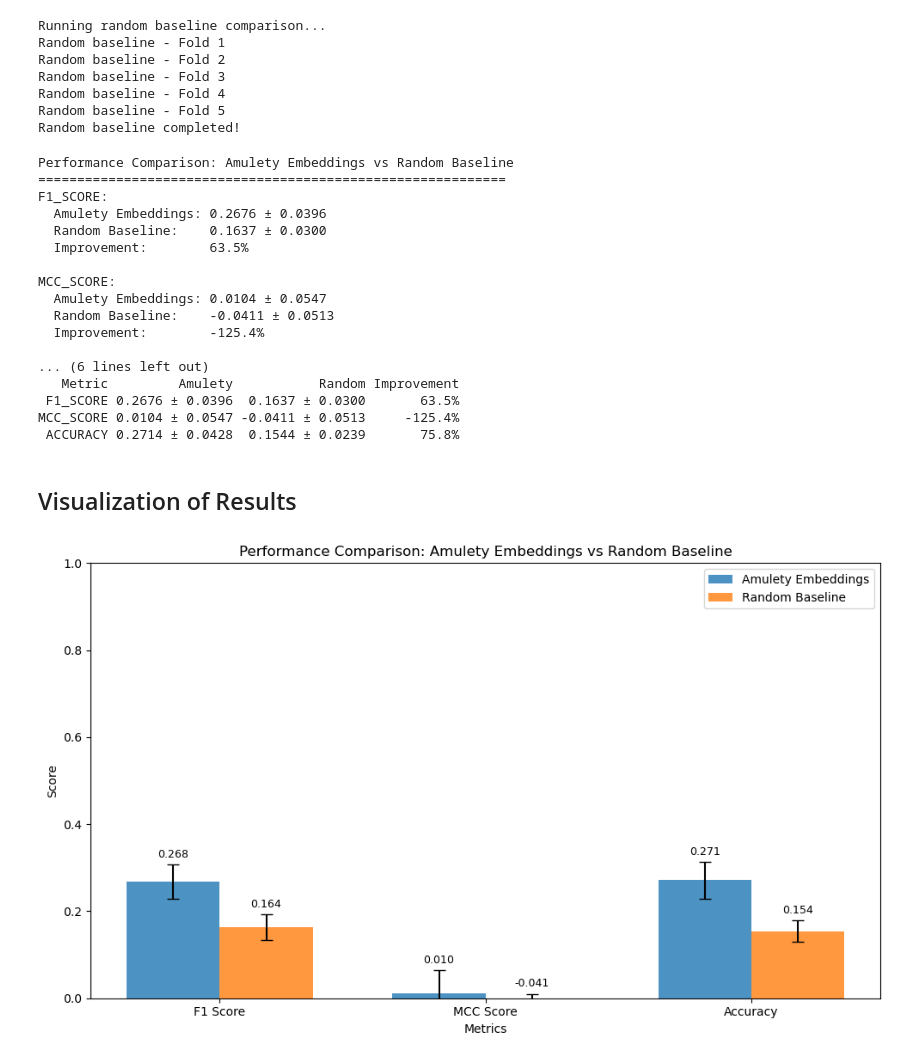
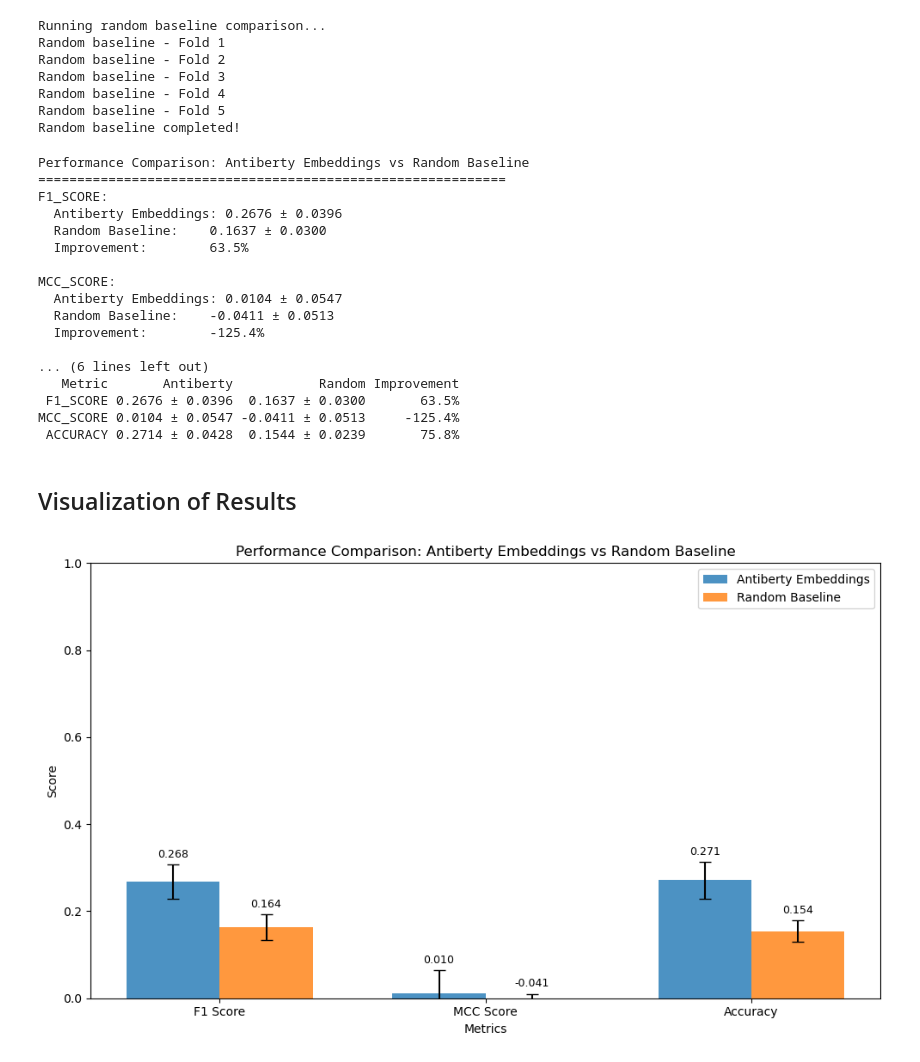
Before and after one commit to immcantation/amulety, a Jupyter notebook: docs/tutorials/ML_tutorial.ipynb, the cells around one changed output. Saved outputs shown, nothing was run; the diff lists cells and outputs as text; code cells hidden in the pictures.

```diff
--- a/docs/tutorials/ML_tutorial.ipynb
+++ b/docs/tutorials/ML_tutorial.ipynb
@@ -67,7 +67,7 @@ All libraries imported successfully!
 We'll load the BCR data in AIRR (Adaptive Immune Receptor Repertoire) format. This dataset contains antibody sequences with associated metadata including gene usage, isotype, and other annotations.
 # %%
 # Load the BCR AIRR dataset
-data_path = "dataset/bcr_airr_dataset.tsv"
+data_path = "/path/to/dataset/bcr_airr_dataset.tsv"
 bcr_data = pd.read_csv(data_path, sep='\t')
 
 print(f"Dataset shape: {bcr_data.shape}")
@@ -543,7 +545,7 @@ Random baseline - Fold 5
 Random baseline completed!
 # %%
 # Compare results
-print("Performance Comparison: Amulety Embeddings vs Random Baseline")
+print("Performance Comparison: Antiberty Embeddings vs Random Baseline")
 print("=" * 60)
 
 comparison_data = []
@@ -556,13 +558,13 @@ for metric in ['f1_score', 'mcc_score', 'accuracy']:
 
     comparison_data.append({
         'Metric': metric.upper(),
-        'Amulety': f"{amulety_mean:.4f} ± {amulety_std:.4f}",
+        'Antiberty': f"{amulety_mean:.4f} ± {amulety_std:.4f}",
         'Random': f"{random_mean:.4f} ± {random_std:.4f}",
         'Improvement': f"{improvement:.1f}%"
     })
 
     print(f"{metric.upper()}:")
-    print(f"  Amulety Embeddings: {amulety_mean:.4f} ± {amulety_std:.4f}")
+    print(f"  Antiberty Embeddings: {amulety_mean:.4f} ± {amulety_std:.4f}")
     print(f"  Random Baseline:    {random_mean:.4f} ± {random_std:.4f}")
     print(f"  Improvement:        {improvement:.1f}%")
     print()
@@ -571,20 +573,20 @@ comparison_df = pd.DataFrame(comparison_data)
 print("Summary Table:")
 print(comparison_df.to_string(index=False))
 # %% [output]
-Performance Comparison: Amulety Embeddings vs Random Baseline
+Performance Comparison: Antiberty Embeddings vs Random Baseline
 ============================================================
 F1_SCORE:
-  Amulety Embeddings: 0.2676 ± 0.0396
+  Antiberty Embeddings: 0.2676 ± 0.0396
   Random Baseline:    0.1637 ± 0.0300
   Improvement:        63.5%
 
 MCC_SCORE:
-  Amulety Embeddings: 0.0104 ± 0.0547
+  Antiberty Embeddings: 0.0104 ± 0.0547
   Random Baseline:    -0.0411 ± 0.0513
   Improvement:        -125.4%
 
 ... (6 lines left out)
-   Metric         Amulety           Random Improvement
+   Metric       Antiberty           Random Improvement
  F1_SCORE 0.2676 ± 0.0396  0.1637 ± 0.0300       63.5%
 MCC_SCORE 0.0104 ± 0.0547 -0.0411 ± 0.0513     -125.4%
  ACCURACY 0.2714 ± 0.0428  0.1544 ± 0.0239       75.8%
@@ -602,36 +604,36 @@ width = 0.35
 
 amulety_means = [results_df[metric].mean() for metric in metrics]
 amulety_stds = [results_df[metric].std() for metric in metrics]
 random_means = [random_df[metric].mean() for metric in metrics]
 random_stds = [random_df[metric].std() for metric in metrics]
 
 bars1 = ax.bar(x - width/2, amulety_means, width, yerr=amulety_stds,
-               label='Amulety Embeddings', alpha=0.8, capsize=5)
+               label='Antiberty Embeddings', alpha=0.8, capsize=5)
 bars2 = ax.bar(x + width/2, random_means, width, yerr=random_stds,
                label='Random Baseline', alpha=0.8, capsize=5)
 
 ax.set_xlabel('Metrics')
 ax.set_ylabel('Score')
-ax.set_title('Performance Comparison: Amulety Embeddings vs Random Baseline')
+ax.set_title('Performance Comparison: Antiberty Embeddings vs Random Baseline')
 ax.set_xticks(x)
 ax.set_xticklabels(metric_names)
 ax.legend()
 ax.set_ylim(0, 1)
 
 # Add value labels on bars
 def add_value_labels(bars, values, stds):
     for bar, val, std in zip(bars, values, stds):
         height = bar.get_height()
         ax.text(bar.get_x() + bar.get_width()/2., height + std + 0.01,
                 f'{val:.3f}', ha='center', va='bottom', fontsize=9)
 
 add_value_labels(bars1, amulety_means, amulety_stds)
 add_value_labels(bars2, random_means, random_stds)
 
 plt.tight_layout()
 plt.show()
 # %% [output]
-[figure, old version]
+[figure, new version]
 # %%
 # Save results for future reference
 results_df.to_csv('ml_cv_results.csv', index=False)
```
Also changed, not shown: parts of 3 cells of this notebook, 2 other files.
